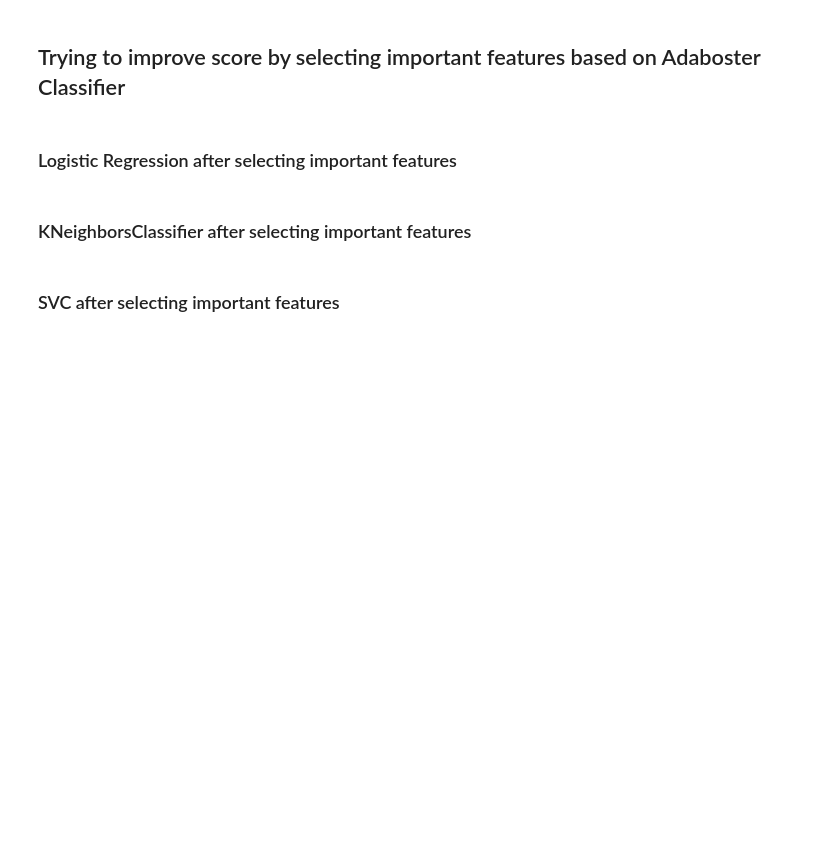
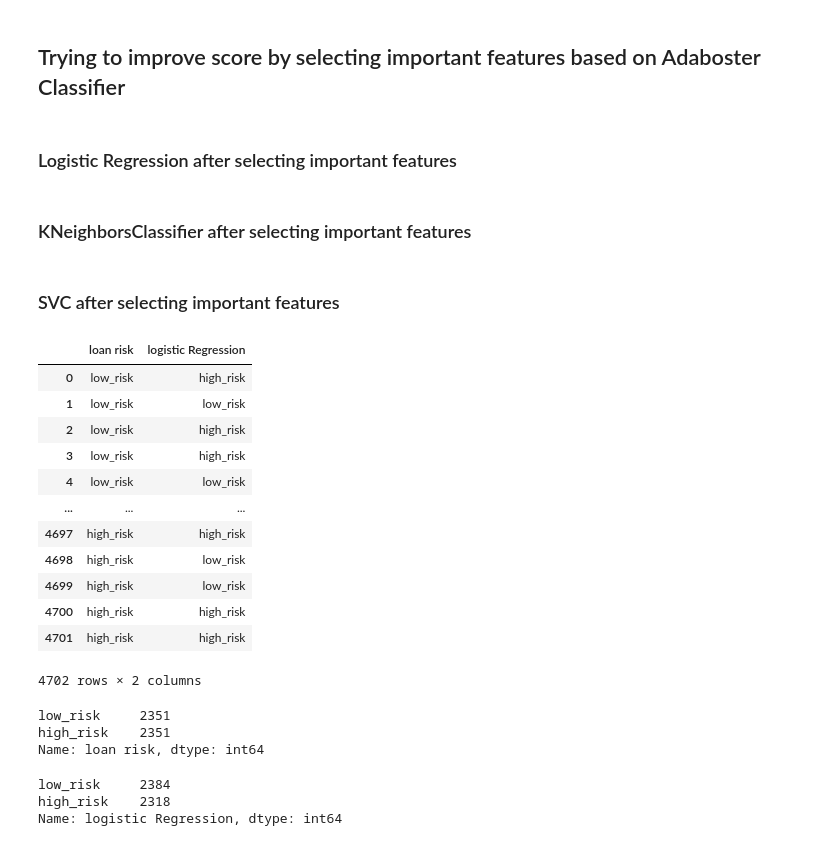
Before and after one commit to pandeysudip/credit-risk, a Jupyter notebook: Model_Over_sampling.ipynb, the cells around one changed output. Saved outputs shown, nothing was run; the diff lists cells and outputs as text; code cells hidden in the pictures; blank space fills up the shorter version.

```diff
--- a/Model_Over_sampling.ipynb
+++ b/Model_Over_sampling.ipynb
@@ -437,3 +437,34 @@ print(f'Testing Score: {svc.score(X_test_scaled, y_test)}')
 #after model selection
 print(f'Training Score: {svc_s.score(X_selected_train_scaled, y_train)}')
 print(f'Testing Score: {svc_s.score(X_selected_test_scaled, y_test)}')
+# %%
+df_pred=pd.DataFrame({'loan risk':y_test,
+                     'logistic Regression':y_pred})
+df_pred.replace({1:'Low Risk', 0: 'High Risk'}, inplace=True)
+df_pred
+# %% [output]
+|  | loan risk | logistic Regression |
+| 0 | low_risk | high_risk |
+| 1 | low_risk | low_risk |
+| 2 | low_risk | high_risk |
+| 3 | low_risk | high_risk |
+| 4 | low_risk | low_risk |
+| ... | ... | ... |
+| 4697 | high_risk | high_risk |
+| 4698 | high_risk | low_risk |
+| 4699 | high_risk | low_risk |
+| 4700 | high_risk | high_risk |
+| 4701 | high_risk | high_risk |
+4702 rows × 2 columns
+# %%
+df_pred['loan risk'].value_counts()
+# %% [output]
+low_risk     2351
+high_risk    2351
+Name: loan risk, dtype: int64
+# %%
+df_pred['logistic Regression'].value_counts()
+# %% [output]
+low_risk     2384
+high_risk    2318
+Name: logistic Regression, dtype: int64
```
Also changed, not shown: 2 other files.
